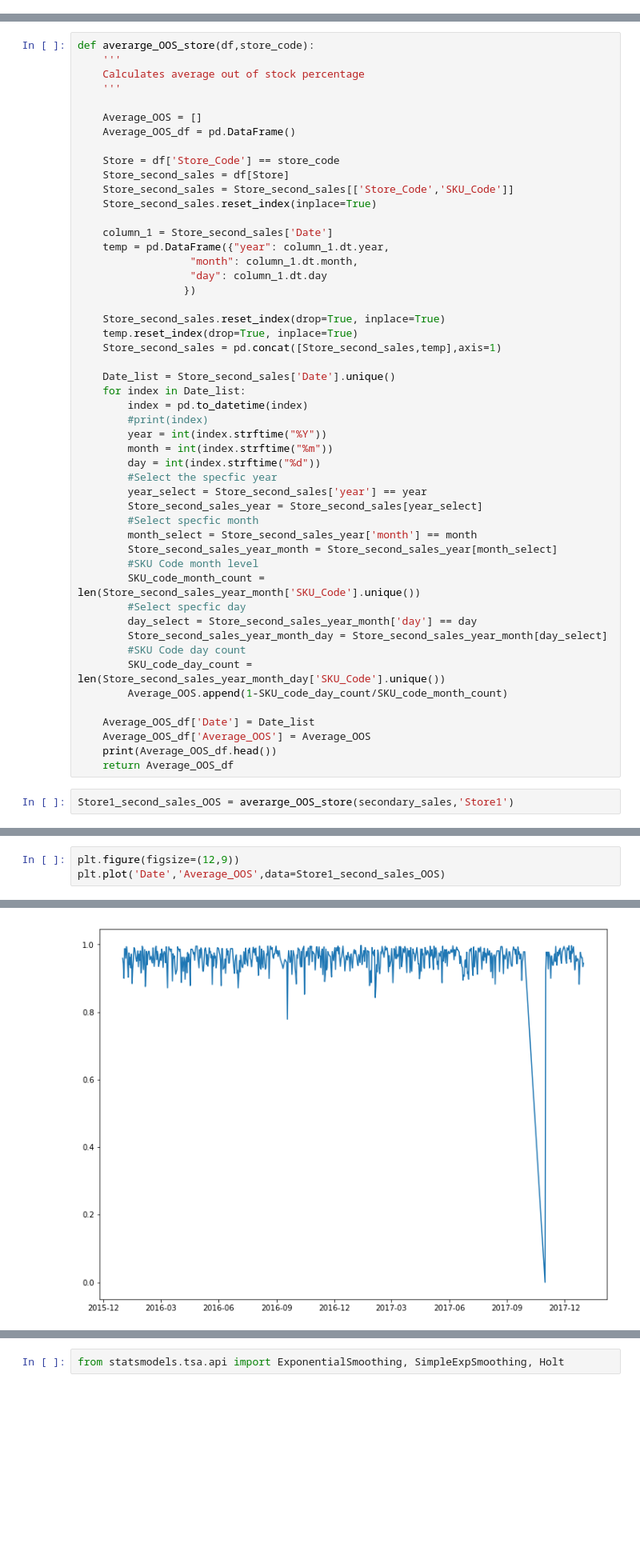
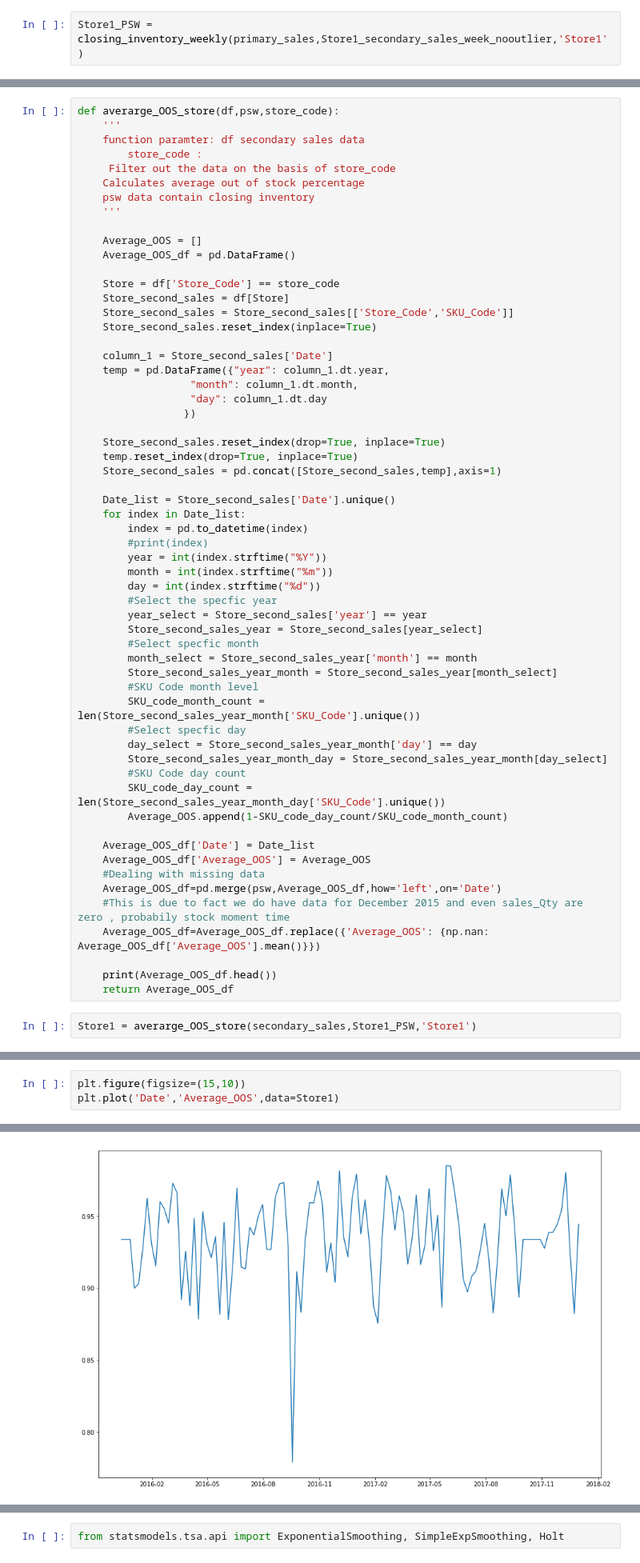
Before and after one commit to shashi29/LTFS-Data-science-FinHack, a Jupyter notebook: Store1-Sales_prediction.py.ipynb, the cells around one changed output, grey strips where cells are left out. Shown at 80% size. Cells and saved outputs as stored; diff of their text form; blank space fills up the shorter version.

```diff
--- a/Store1-Sales_prediction.py.ipynb
+++ b/Store1-Sales_prediction.py.ipynb
@@ -231,0 +279,2 @@ Date
+# %%
+Store1_PSW = closing_inventory_weekly(primary_sales,Store1_secondary_sales_week_nooutlier,'Store1')
@@ -350,9 +311,13 @@ Store1_primary_secondary
 # %% [markdown]
 # 5.1 Average out of Stock percentage - secondary sales
 # %%
-def averarge_OOS_store(df,store_code):
+def averarge_OOS_store(df,psw,store_code):
     '''
+    function paramter: df secondary sales data
+        store_code :
+     Filter out the data on the basis of store_code
     Calculates average out of stock percentage
+    psw data contain closing inventory
     '''
 
     Average_OOS = []
@@ -397,8 +362,13 @@ def averarge_OOS_store(df,store_code):
 
     Average_OOS_df['Date'] = Date_list
     Average_OOS_df['Average_OOS'] = Average_OOS
+    #Dealing with missing data
+    Average_OOS_df=pd.merge(psw,Average_OOS_df,how='left',on='Date')
+    #This is due to fact we do have data for December 2015 and even sales_Qty are zero , probabily stock moment time
+    Average_OOS_df=Average_OOS_df.replace({'Average_OOS': {np.nan: Average_OOS_df['Average_OOS'].mean()}})
+
     print(Average_OOS_df.head())
     return Average_OOS_df
 # %%
-Store1_second_sales_OOS = averarge_OOS_store(secondary_sales,'Store1')
+Store1 = averarge_OOS_store(secondary_sales,Store1_PSW,'Store1')
 # %% [output]
@@ -411,6 +388,6 @@ Store1_second_sales_OOS = averarge_OOS_store(secondary_sales,'Store1')
 # %%
-plt.figure(figsize=(12,9))
-plt.plot('Date','Average_OOS',data=Store1_second_sales_OOS)
+plt.figure(figsize=(15,10))
+plt.plot('Date','Average_OOS',data=Store1)
 # %% [output]
 [<matplotlib.lines.Line2D at 0x...>]
-[figure, old version]
+[figure, new version]
```
Also changed, not shown: parts of 70 cells of this notebook, 8 other files.
